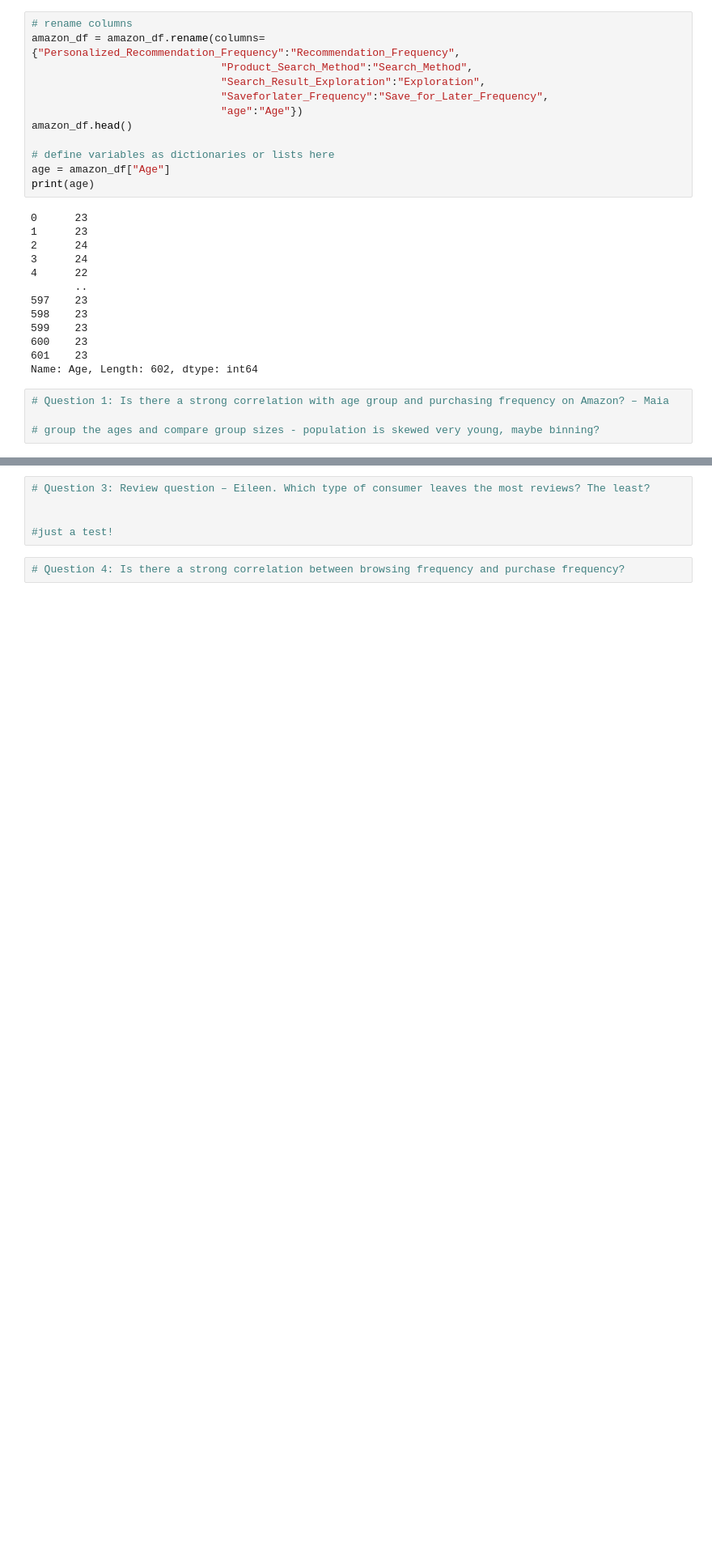
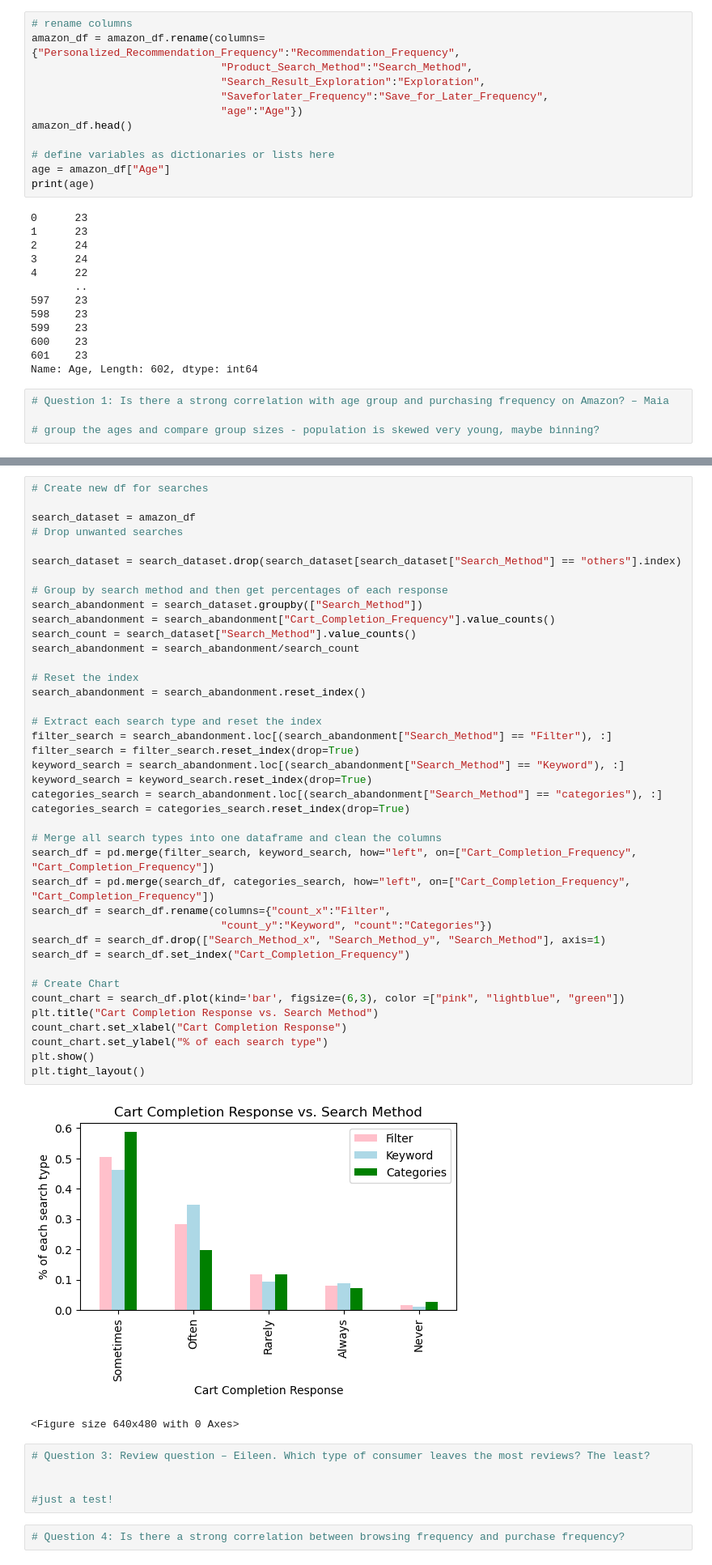
Before and after one commit to bgroble/Project1-G5, a Jupyter notebook: Amazon_Code_Group5 copy.ipynb, the cells around one changed output, grey strips where cells are left out. Shown at 81% size. Cells and saved outputs as stored; diff of their text form; blank space fills up the shorter version.

```diff
--- a/Amazon_Code_Group5 copy.ipynb
+++ b/Amazon_Code_Group5 copy.ipynb
@@ -57,3 +105,46 @@ Name: Age, Length: 602, dtype: int64
+# %%
+# Create new df for searches
+
+search_dataset = amazon_df
+# Drop unwanted searches
+
+search_dataset = search_dataset.drop(search_dataset[search_dataset["Search_Method"] == "others"].index)
+
+# Group by search method and then get percentages of each response
+search_abandonment = search_dataset.groupby(["Search_Method"])
+search_abandonment = search_abandonment["Cart_Completion_Frequency"].value_counts()
+search_count = search_dataset["Search_Method"].value_counts()
+search_abandonment = search_abandonment/search_count
+
+# Reset the index
+search_abandonment = search_abandonment.reset_index()
+
+# Extract each search type and reset the index
+filter_search = search_abandonment.loc[(search_abandonment["Search_Method"] == "Filter"), :]
+filter_search = filter_search.reset_index(drop=True)
+keyword_search = search_abandonment.loc[(search_abandonment["Search_Method"] == "Keyword"), :]
+keyword_search = keyword_search.reset_index(drop=True)
+categories_search = search_abandonment.loc[(search_abandonment["Search_Method"] == "categories"), :]
+categories_search = categories_search.reset_index(drop=True)
+
+# Merge all search types into one dataframe and clean the columns
+search_df = pd.merge(filter_search, keyword_search, how="left", on=["Cart_Completion_Frequency", "Cart_Completion_Frequency"])
+search_df = pd.merge(search_df, categories_search, how="left", on=["Cart_Completion_Frequency", "Cart_Completion_Frequency"])
+search_df = search_df.rename(columns={"count_x":"Filter",
+                              "count_y":"Keyword", "count":"Categories"})
+search_df = search_df.drop(["Search_Method_x", "Search_Method_y", "Search_Method"], axis=1)
+search_df = search_df.set_index("Cart_Completion_Frequency")
+
+# Create Chart
+count_chart = search_df.plot(kind='bar', figsize=(6,3), color =["pink", "lightblue", "green"])
+plt.title("Cart Completion Response vs. Search Method")
+count_chart.set_xlabel("Cart Completion Response")
+count_chart.set_ylabel("% of each search type")
+plt.show()
+plt.tight_layout()
+# %% [output]
+[figure, added]
+<Figure size 640x480 with 0 Axes>
 # %%
 # Question 3: Review question – Eileen. Which type of consumer leaves the most reviews? The least?
 
```
Also changed, not shown: parts of 2 cells of this notebook.
